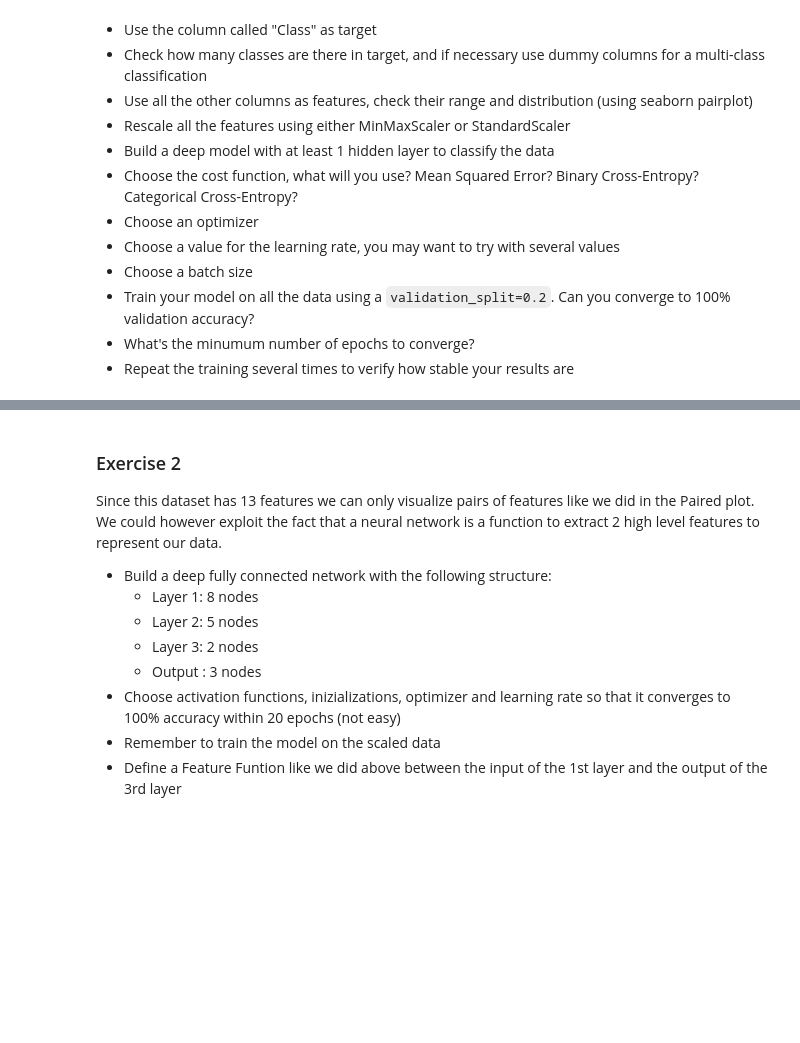
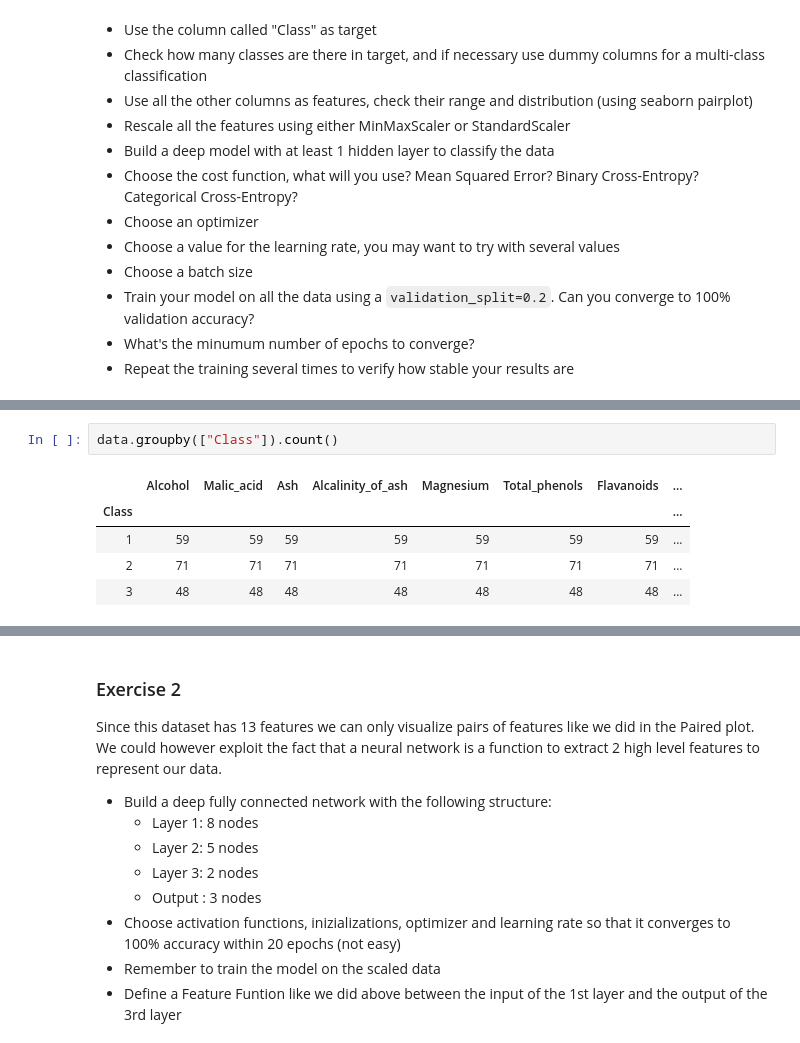
Before and after one commit to Zhenxingzhang/zero_to_deep_learning_video, a Jupyter notebook: course/5 Gradient Descent.ipynb, the cells around one changed output, grey strips where cells are left out. Cells and saved outputs as stored; diff of their text form; blank space fills up the shorter version.

```diff
--- a/course/5 Gradient Descent.ipynb
+++ b/course/5 Gradient Descent.ipynb
@@ -604,0 +636,8 @@ You've just been hired at a wine company and they would like you to help them bu
+# %%
+data.groupby(["Class"]).count()
+# %% [output]
+|  | Alcohol | Malic_acid | Ash | Alcalinity_of_ash | Magnesium | Total_phenols | Flavanoids | ... |
+| Class |  |  |  |  |  |  |  | ... |
+| 1 | 59 | 59 | 59 | 59 | 59 | 59 | 59 | ... |
+| 2 | 71 | 71 | 71 | 71 | 71 | 71 | 71 | ... |
+| 3 | 48 | 48 | 48 | 48 | 48 | 48 | 48 | ... |
```
Also changed, not shown: parts of 13 cells of this notebook, 2 other files.
